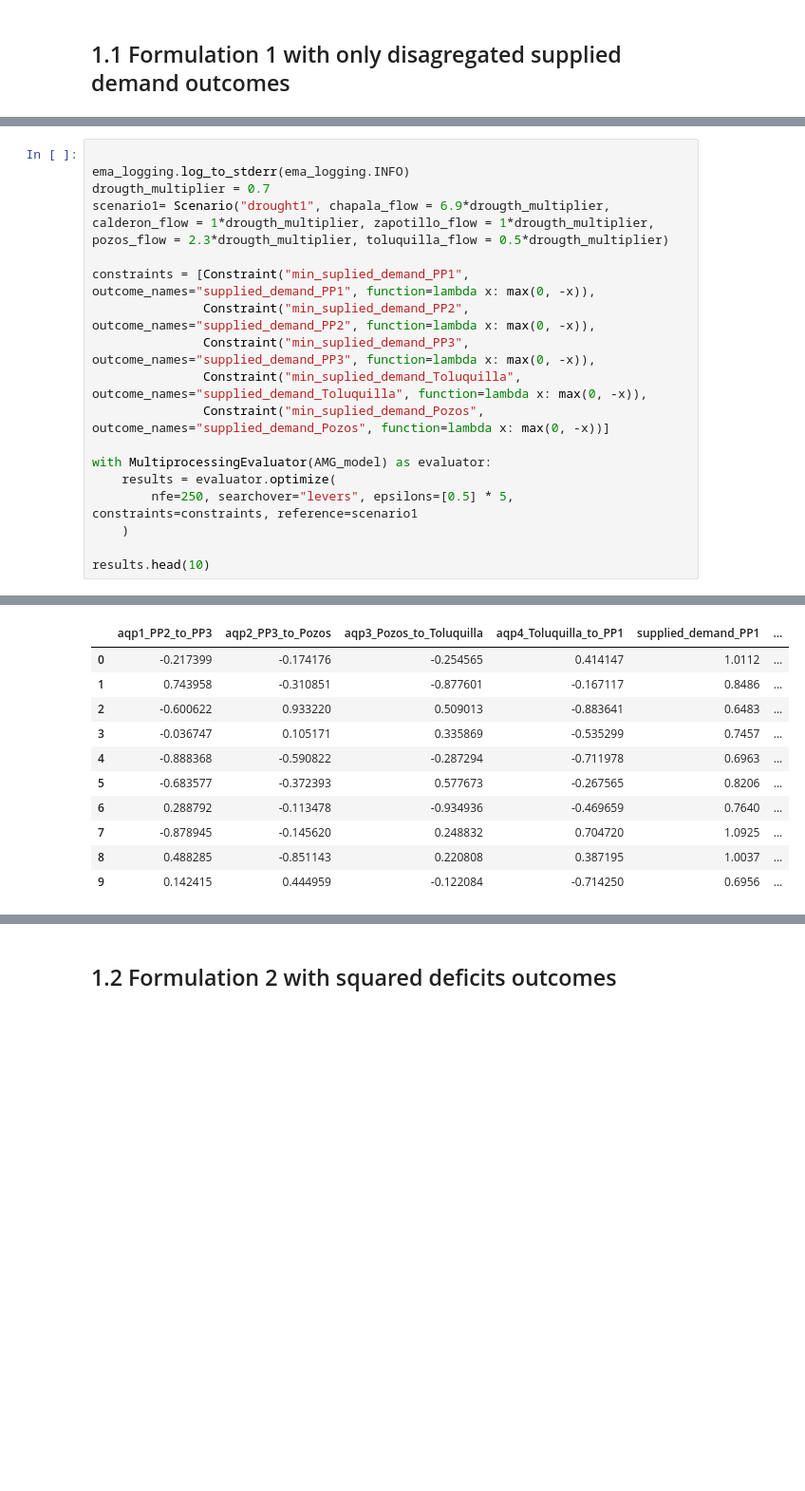
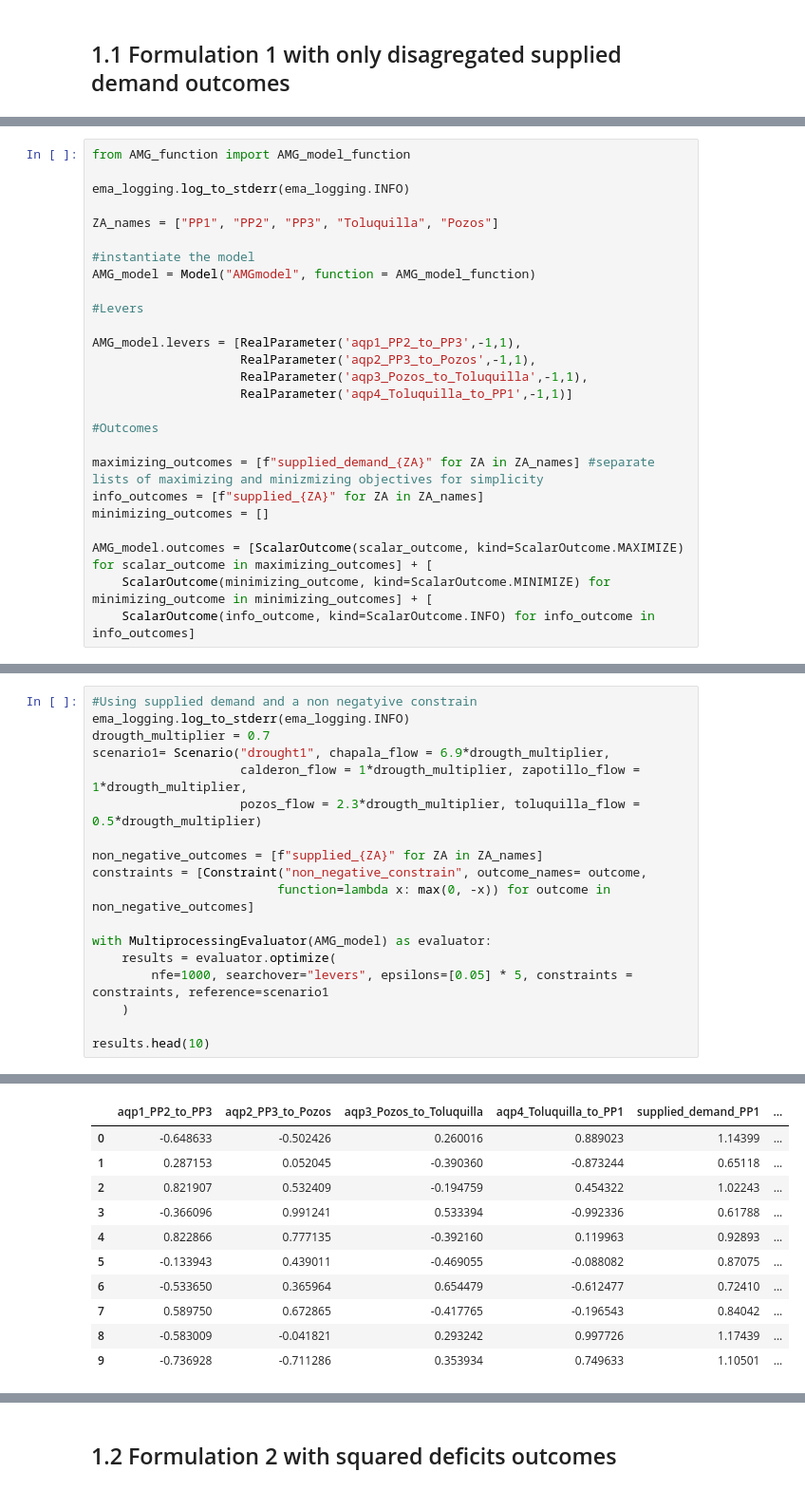
Before and after one commit to arielgoldin/GDL_Aquapheric_Policies, a Jupyter notebook: AMG_experimentation.ipynb, the cells around one changed output, grey strips where cells are left out. Shown at 95% size. Drawn from its saved outputs; the diff is of its cells as text; blank space fills up the shorter version.

```diff
--- a/AMG_experimentation.ipynb
+++ b/AMG_experimentation.ipynb
@@ -97,0 +64,26 @@ experiments,results = perform_experiments(AMG_model, policies=n_policies, scenar
+# %%
+from AMG_function import AMG_model_function
+
+ema_logging.log_to_stderr(ema_logging.INFO)
+
+ZA_names = ["PP1", "PP2", "PP3", "Toluquilla", "Pozos"]
+
+#instantiate the model
+AMG_model = Model("AMGmodel", function = AMG_model_function)
+
+#Levers
+
+AMG_model.levers = [RealParameter('aqp1_PP2_to_PP3',-1,1),
+                    RealParameter('aqp2_PP3_to_Pozos',-1,1),
+                    RealParameter('aqp3_Pozos_to_Toluquilla',-1,1),
+                    RealParameter('aqp4_Toluquilla_to_PP1',-1,1)]
+
+#Outcomes
+
+maximizing_outcomes = [f"supplied_demand_{ZA}" for ZA in ZA_names] #separate lists of maximizing and minizmizing objectives for simplicity
+info_outcomes = [f"supplied_{ZA}" for ZA in ZA_names]
+minimizing_outcomes = []
+
+AMG_model.outcomes = [ScalarOutcome(scalar_outcome, kind=ScalarOutcome.MAXIMIZE) for scalar_outcome in maximizing_outcomes] + [
+    ScalarOutcome(minimizing_outcome, kind=ScalarOutcome.MINIMIZE) for minimizing_outcome in minimizing_outcomes] + [
+    ScalarOutcome(info_outcome, kind=ScalarOutcome.INFO) for info_outcome in info_outcomes]
@@ -98,18 +94,18 @@ experiments,results = perform_experiments(AMG_model, policies=n_policies, scenar
 # %%
-
+#Using supplied demand and a non negatyive constrain
 ema_logging.log_to_stderr(ema_logging.INFO)
 drougth_multiplier = 0.7
-scenario1= Scenario("drought1", chapala_flow = 6.9*drougth_multiplier, calderon_flow = 1*drougth_multiplier, zapotillo_flow = 1*drougth_multiplier, pozos_flow = 2.3*drougth_multiplier, toluquilla_flow = 0.5*drougth_multiplier)
+scenario1= Scenario("drought1", chapala_flow = 6.9*drougth_multiplier,
+                    calderon_flow = 1*drougth_multiplier, zapotillo_flow = 1*drougth_multiplier,
+                    pozos_flow = 2.3*drougth_multiplier, toluquilla_flow = 0.5*drougth_multiplier)
 
-constraints = [Constraint("min_suplied_demand_PP1", outcome_names="supplied_demand_PP1", function=lambda x: max(0, -x)),
-               Constraint("min_suplied_demand_PP2", outcome_names="supplied_demand_PP2", function=lambda x: max(0, -x)),
-               Constraint("min_suplied_demand_PP3", outcome_names="supplied_demand_PP3", function=lambda x: max(0, -x)),
-               Constraint("min_suplied_demand_Toluquilla", outcome_names="supplied_demand_Toluquilla", function=lambda x: max(0, -x)),
-               Constraint("min_suplied_demand_Pozos", outcome_names="supplied_demand_Pozos", function=lambda x: max(0, -x))]
+non_negative_outcomes = [f"supplied_{ZA}" for ZA in ZA_names]
+constraints = [Constraint("non_negative_constrain", outcome_names= outcome,
+                         function=lambda x: max(0, -x)) for outcome in non_negative_outcomes]
 
 with MultiprocessingEvaluator(AMG_model) as evaluator:
     results = evaluator.optimize(
-        nfe=250, searchover="levers", epsilons=[0.5] * 5, constraints=constraints, reference=scenario1
+        nfe=1000, searchover="levers", epsilons=[0.05] * 5, constraints = constraints, reference=scenario1
     )
 
 results.head(10)
@@ -119,12 +115,12 @@ results.head(10)
 [MainProcess/INFO] terminating pool
 |  | aqp1_PP2_to_PP3 | aqp2_PP3_to_Pozos | aqp3_Pozos_to_Toluquilla | aqp4_Toluquilla_to_PP1 | supplied_demand_PP1 | ... |
-| 0 | -0.217399 | -0.174176 | -0.254565 | 0.414147 | 1.0112 | ... |
-| 1 | 0.743958 | -0.310851 | -0.877601 | -0.167117 | 0.8486 | ... |
-| 2 | -0.600622 | 0.933220 | 0.509013 | -0.883641 | 0.6483 | ... |
-| 3 | -0.036747 | 0.105171 | 0.335869 | -0.535299 | 0.7457 | ... |
-| 4 | -0.888368 | -0.590822 | -0.287294 | -0.711978 | 0.6963 | ... |
-| 5 | -0.683577 | -0.372393 | 0.577673 | -0.267565 | 0.8206 | ... |
-| 6 | 0.288792 | -0.113478 | -0.934936 | -0.469659 | 0.7640 | ... |
-| 7 | -0.878945 | -0.145620 | 0.248832 | 0.704720 | 1.0925 | ... |
-| 8 | 0.488285 | -0.851143 | 0.220808 | 0.387195 | 1.0037 | ... |
-| 9 | 0.142415 | 0.444959 | -0.122084 | -0.714250 | 0.6956 | ... |
+| 0 | -0.648633 | -0.502426 | 0.260016 | 0.889023 | 1.14399 | ... |
+| 1 | 0.287153 | 0.052045 | -0.390360 | -0.873244 | 0.65118 | ... |
+| 2 | 0.821907 | 0.532409 | -0.194759 | 0.454322 | 1.02243 | ... |
+| 3 | -0.366096 | 0.991241 | 0.533394 | -0.992336 | 0.61788 | ... |
+| 4 | 0.822866 | 0.777135 | -0.392160 | 0.119963 | 0.92893 | ... |
+| 5 | -0.133943 | 0.439011 | -0.469055 | -0.088082 | 0.87075 | ... |
+| 6 | -0.533650 | 0.365964 | 0.654479 | -0.612477 | 0.72410 | ... |
+| 7 | 0.589750 | 0.672865 | -0.417765 | -0.196543 | 0.84042 | ... |
+| 8 | -0.583009 | -0.041821 | 0.293242 | 0.997726 | 1.17439 | ... |
+| 9 | -0.736928 | -0.711286 | 0.353934 | 0.749633 | 1.10501 | ... |
```
Also changed, not shown: parts of 24 cells of this notebook, 4 other files.
